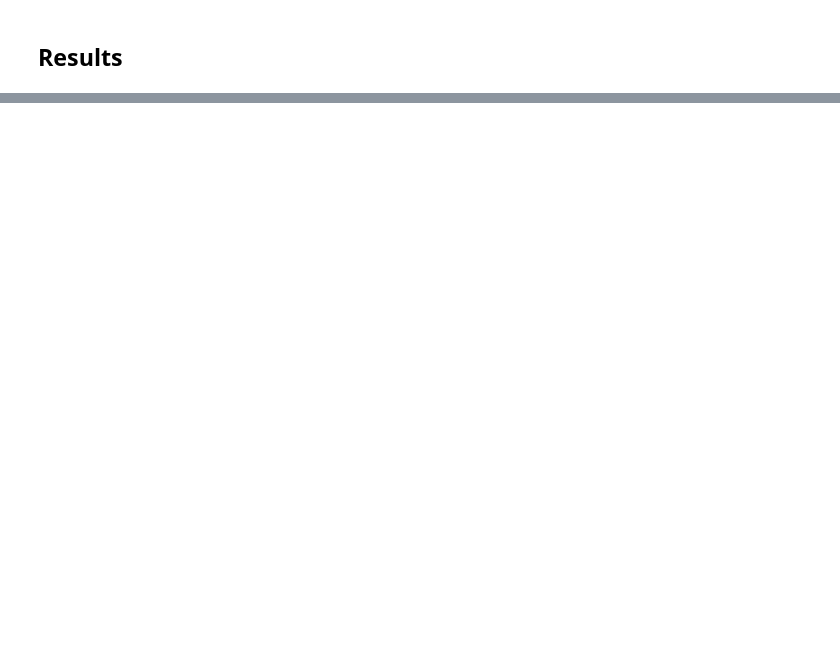
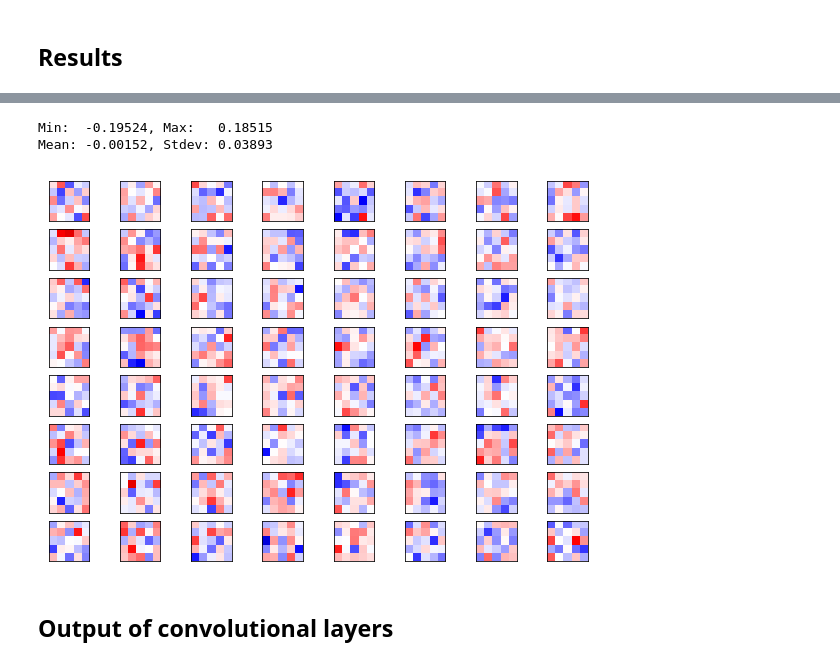
Before and after one commit to khvorov/tf-learn, a Jupyter notebook: cifar-10.ipynb, the cells around one changed output, grey strips where cells are left out. Saved outputs shown, nothing was run; the diff lists cells and outputs as text; code cells hidden in the pictures; blank space fills up the shorter version.

```diff
--- a/cifar-10.ipynb
+++ b/cifar-10.ipynb
@@ -419,0 +479,8 @@ print_test_accuracy(show_example_errors=True, show_confusion_matrix=True)
+# %%
+plot_conv_weights(weights=weights_conv2, input_channel=1)
+# %% [output]
+Min:  -0.19524, Max:   0.18515
+Mean: -0.00152, Stdev: 0.03893
+[figure, added]
+# %% [markdown]
+## Output of convolutional layers
```
Also changed, not shown: parts of 17 cells of this notebook.
